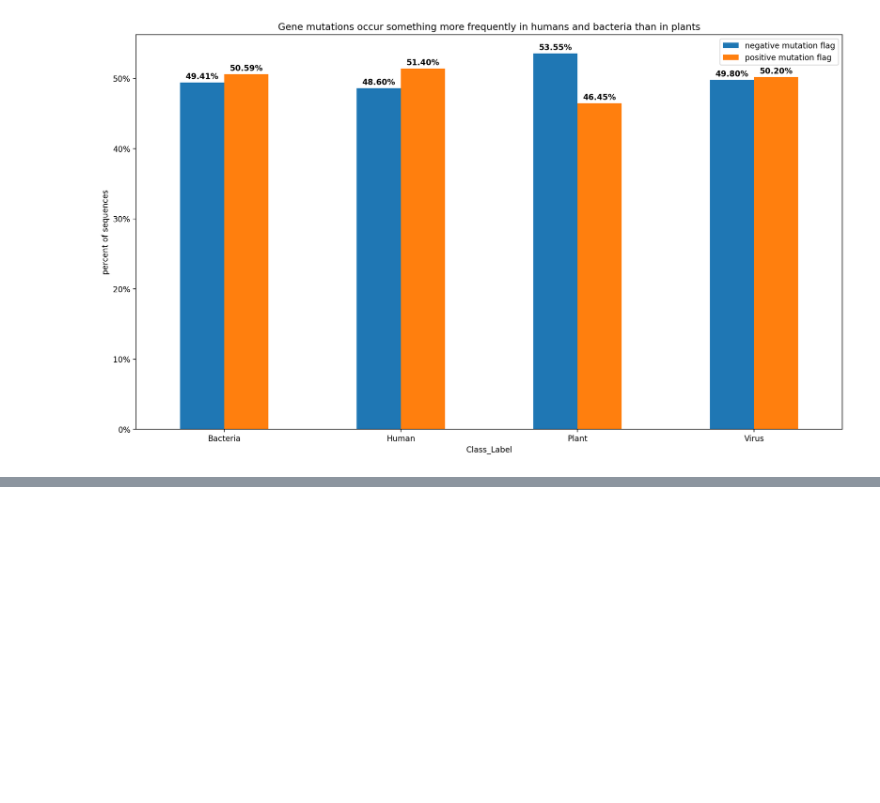
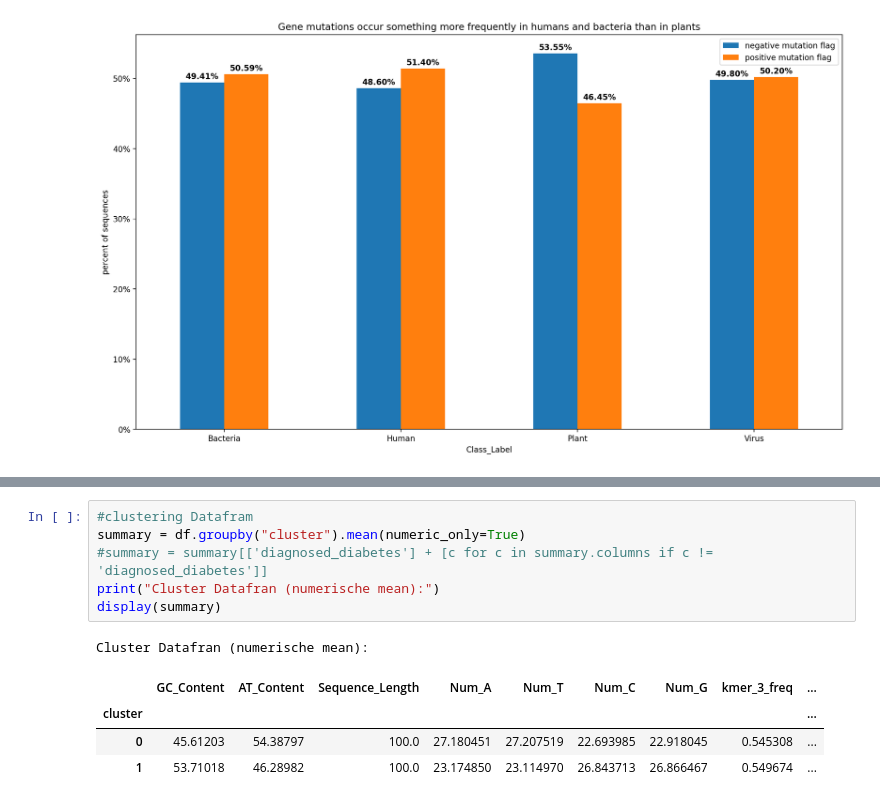
Before and after one commit to YamenNahhas/my-data-project, a Jupyter notebook: notebooks/DNA classification/DNA_data.ipynb, the cells around one changed output, grey strips where cells are left out. Cells and saved outputs as stored; diff of their text form; blank space fills up the shorter version.

```diff
--- a/notebooks/DNA classification/DNA_data.ipynb
+++ b/notebooks/DNA classification/DNA_data.ipynb
@@ -215,0 +254,12 @@ kmer_3_freq p-value: 0.8147752662028044
+# %%
+#clustering Datafram
+summary = df.groupby("cluster").mean(numeric_only=True)
+#summary = summary[['diagnosed_diabetes'] + [c for c in summary.columns if c != 'diagnosed_diabetes']]
+print("Cluster Datafran (numerische mean):")
+display(summary)
+# %% [output]
+Cluster Datafran (numerische mean):
+|  | GC_Content | AT_Content | Sequence_Length | Num_A | Num_T | Num_C | Num_G | kmer_3_freq | ... |
+| cluster |  |  |  |  |  |  |  |  | ... |
+| 0 | 45.61203 | 54.38797 | 100.0 | 27.180451 | 27.207519 | 22.693985 | 22.918045 | 0.545308 | ... |
+| 1 | 53.71018 | 46.28982 | 100.0 | 23.174850 | 23.114970 | 26.843713 | 26.866467 | 0.549674 | ... |
```
Also changed, not shown: parts of 5 cells of this notebook.
